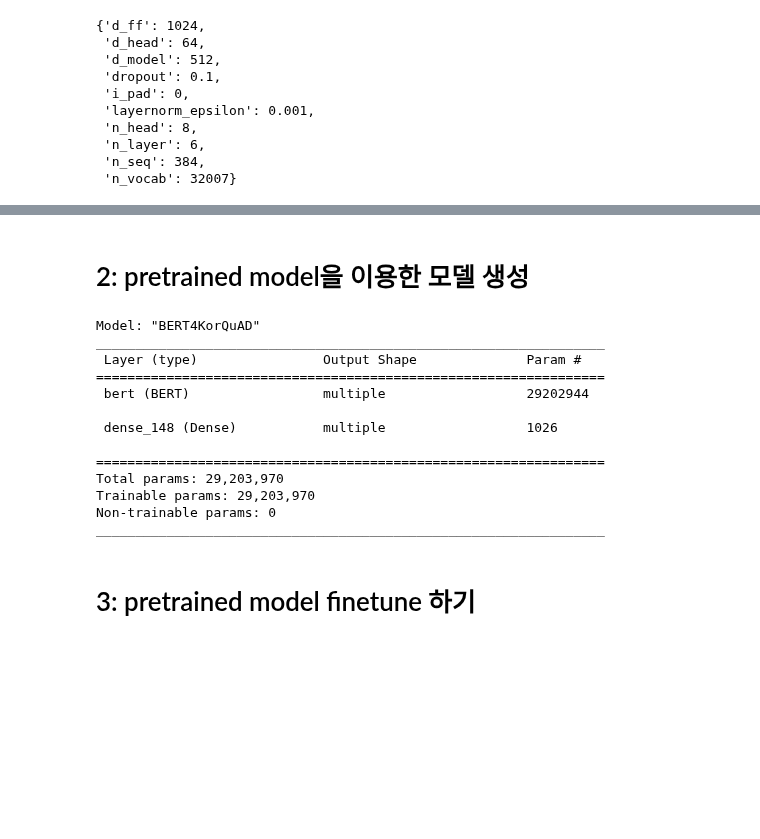
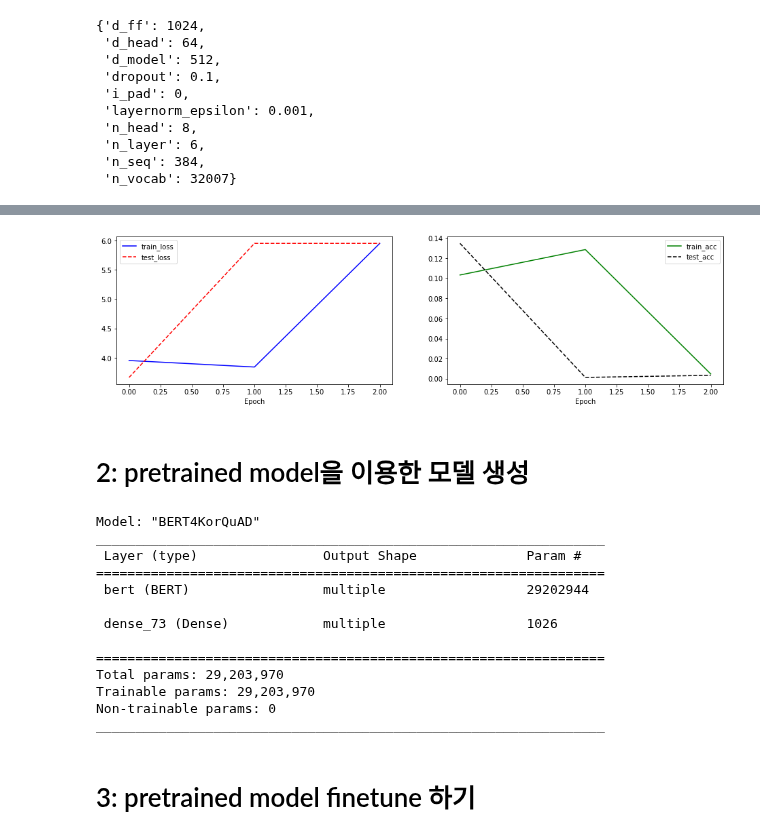
Before and after one commit to twelvesense/first-repository, a Jupyter notebook: ExplNode13.ipynb, the cells around one changed output, grey strips where cells are left out. Drawn from its saved outputs; the diff is of its cells as text; code cells hidden in the pictures; blank space fills up the shorter version.

```diff
--- a/ExplNode13.ipynb
+++ b/ExplNode13.ipynb
@@ -151,0 +260,3 @@ context_tokens, word_to_token   # Subword 단위로 토큰화한 결과
+# %%
+word_tokens, char_to_word = _tokenize_whitespace(context)
+context_tokens, word_to_token = _tokenize_vocab(vocab, word_tokens)
@@ -1010,0 +1146,8 @@ def eval_epoch(model, dataset, loss_fn, acc_fn):
+# %%
+# 배치 구성
+bert_batch_size = 32
+
+train_dataset = tf.data.Dataset.from_tensor_slices((train_inputs, train_labels)).shuffle(10000).batch(bert_batch_size)
+dev_dataset = tf.data.Dataset.from_tensor_slices((dev_inputs, dev_labels)).batch(bert_batch_size)
+# 모델 구성
+model1 = BERT4KorQuAD(config)
@@ -1011,21 +1190,42 @@ def eval_epoch(model, dataset, loss_fn, acc_fn):
+# %%
+# 훈련 시각화
+# training result
+import matplotlib.pyplot as plt
+plt.figure(figsize=(16, 4))
+
+plt.subplot(1, 2, 1)
+plt.plot(history1['train_start_loss'], 'b-', label='train_loss')
+plt.plot(history1['test_start_loss'], 'r--', label='test_loss')
+plt.xlabel('Epoch')
+plt.legend()
+
+plt.subplot(1, 2, 2)
+plt.plot(history1['train_start_acc'], 'g-', label='train_acc')
+plt.plot(history1['test_start_acc'], 'k--', label='test_acc')
+plt.xlabel('Epoch')
+plt.legend()
+
+plt.show()
+# %% [output]
+[figure, added]
 # %% [markdown]
 # 2: pretrained model을 이용한 모델 생성
 # %%
 # model 구조는 이전 스텝과 동일
 checkpoint_file = os.path.join(model_dir, 'bert_pretrain_32000.hdf5')
 
-model = BERT4KorQuAD(config)
+model2 = BERT4KorQuAD(config)
 
 if os.path.exists(checkpoint_file):
     #  pretrained model 을 로드하기 위해 먼저 모델이 생성되어 있어야 한다.
     enc_tokens = np.random.randint(0, len(vocab), (4, 10))
     segments = np.random.randint(0, 2, (4, 10))
-    model(enc_tokens, segments)
+    model2(enc_tokens, segments)
 
     # checkpoint 파일로부터 필요한 layer를 불러온다.
-    model.load_weights(os.path.join(model_dir, "bert_pretrain_32000.hdf5"), by_name=True)
+    model2.load_weights(os.path.join(model_dir, "bert_pretrain_32000.hdf5"), by_name=True)
 
-    model.summary()
+    model2.summary()
 else:
     print('NO Pretrained Model')
 # %% [output]
@@ -1035,7 +1235,7 @@ _________________________________________________________________
 =================================================================
  bert (BERT)                 multiple                  29202944
 
- dense_148 (Dense)           multiple                  1026
+ dense_73 (Dense)            multiple                  1026
 
 =================================================================
 Total params: 29,203,970
```
Also changed, not shown: parts of 23 cells of this notebook.
